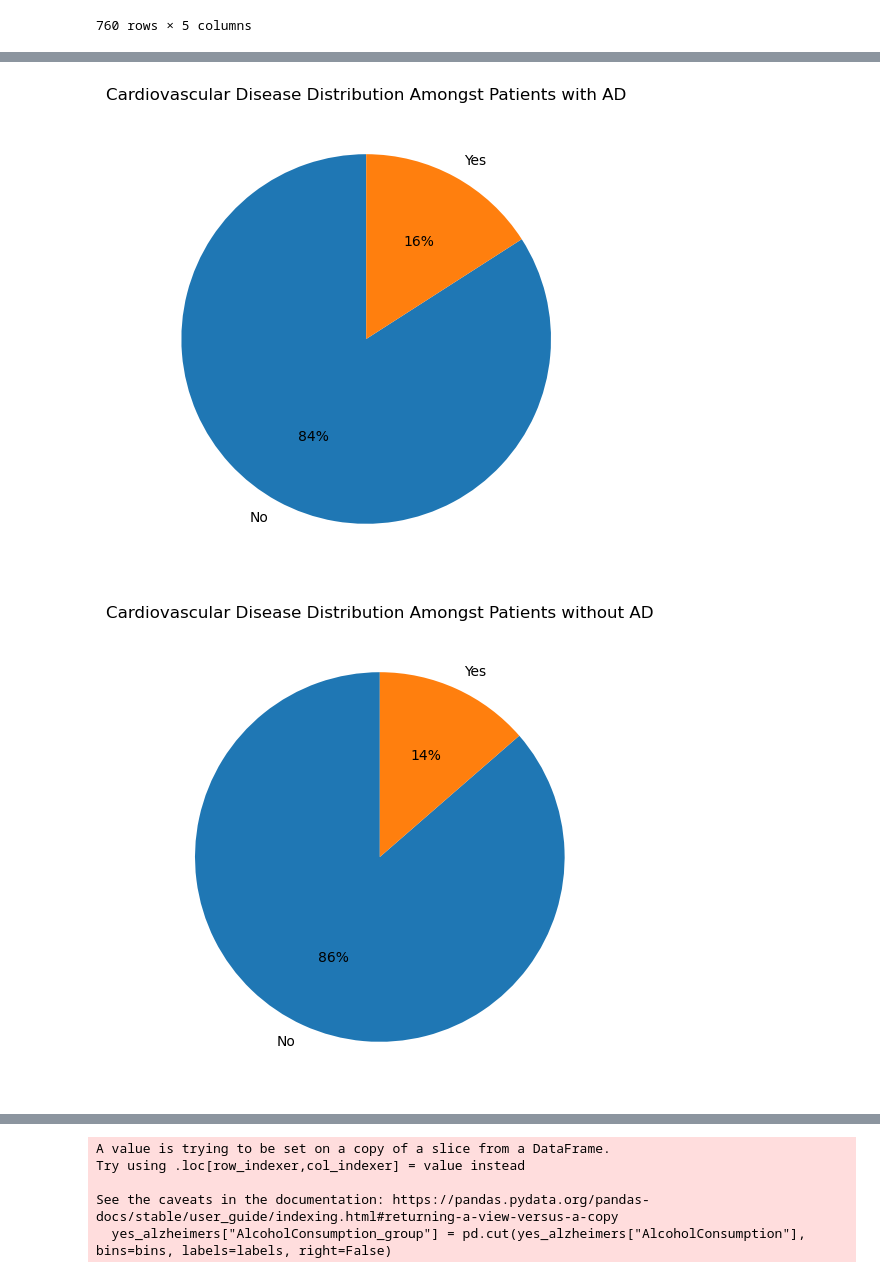
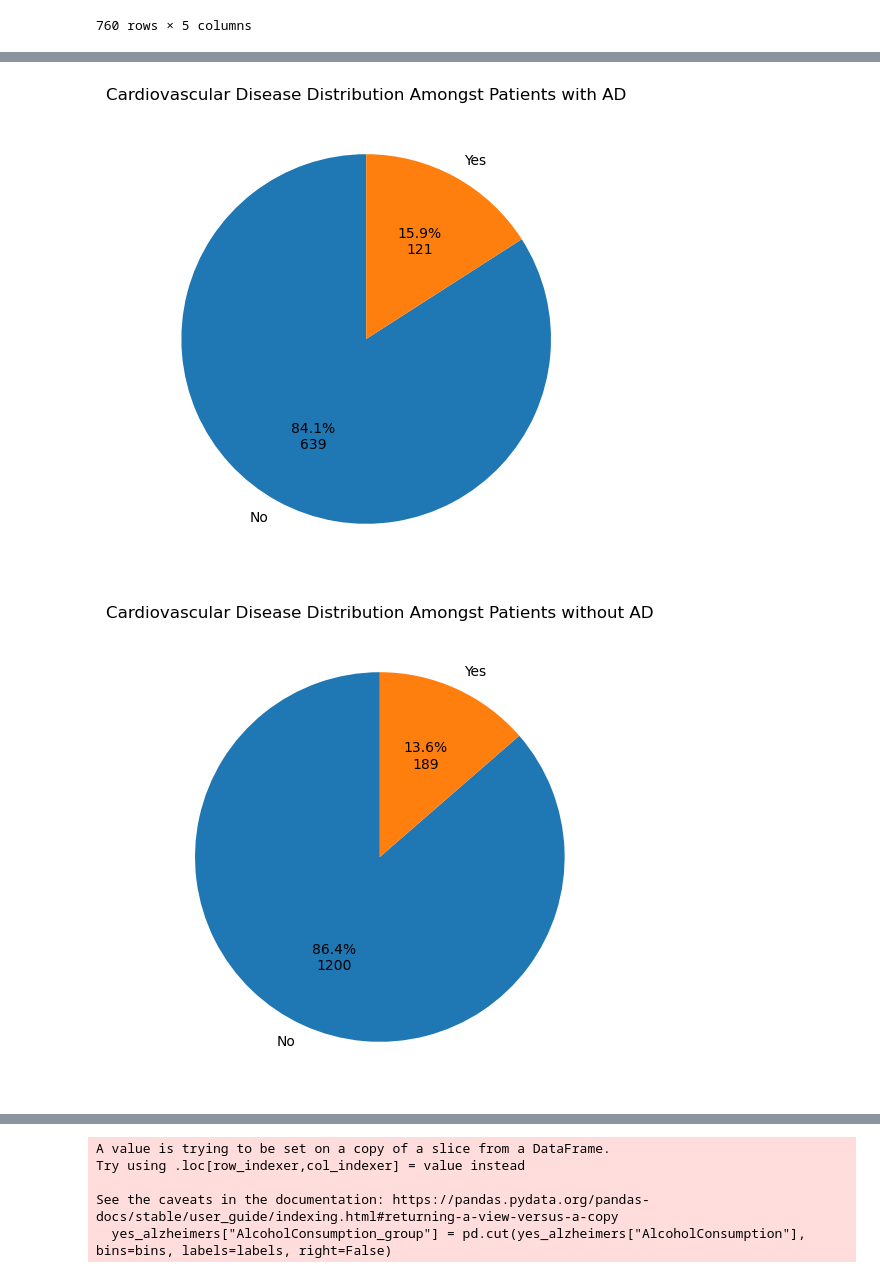
Before and after one commit to Project-4-Team-2/Project-4-Team-2, a Jupyter notebook: alzheimer_analysis_SACD.ipynb, the cells around one changed output, grey strips where cells are left out. Drawn from its saved outputs; the diff is of its cells as text; code cells hidden in the pictures.

```diff
--- a/alzheimer_analysis_SACD.ipynb
+++ b/alzheimer_analysis_SACD.ipynb
@@ -287,8 +291,13 @@ plt.show()
 # %%
 # create a pie graph for smoking with yes diagnosis
 yes_smoking = yes_alzheimers.Smoking.value_counts()
+
+def fmt(x):
+    total = sum(yes_smoking)  # Calculate the total sum of values
+    return '{:.1f}%\n{:.0f}'.format(x, total*x/100)
+
 plt.figure(figsize=(12,6))
-plt.pie(yes_smoking, labels=yes_smoking.index, autopct="%.0f%%", startangle=90)
+plt.pie(yes_smoking, labels=yes_smoking.index, autopct=fmt, startangle=90)
 plt.title("Smoking Distribution Amongst Patients with AD")
 plt.show()
 # %% [output]
@@ -296,8 +305,13 @@ plt.show()
 # %%
 # create a pie graph for smoking with no diagnosis
 no_smoking = no_alzheimers.Smoking.value_counts()
+
+def fmt(x):
+    total = sum(no_smoking)  # Calculate the total sum of values
+    return '{:.1f}%\n{:.0f}'.format(x, total*x/100)
+
 plt.figure(figsize=(12,6))
-plt.pie(yes_smoking, labels=no_smoking.index, autopct="%.0f%%", startangle=90)
+plt.pie(yes_smoking, labels=no_smoking.index, autopct=fmt, startangle=90)
 plt.title("Smoking Distribution Amongst Patients without AD")
 plt.show()
 # %% [output]
@@ -305,8 +319,13 @@ plt.show()
 # %%
 # create a pie graph for CardiovascularDisease with yes diagnosis
 yes_cvd_all = anna_copy.CardiovascularDisease.value_counts()
+
+def fmt(x):
+    total = sum(yes_cvd_all)  # Calculate the total sum of values
+    return '{:.1f}%\n{:.0f}'.format(x, total*x/100)
+
 plt.figure(figsize=(12,6))
-plt.pie(yes_cvd_all, labels=yes_cvd_all.index, autopct="%.0f%%", startangle=90)
+plt.pie(yes_cvd_all, labels=yes_cvd_all.index, autopct=fmt, startangle=90)
 plt.title("Cardiovascular Disease Distribution")
 plt.show()
 # %% [output]
@@ -314,21 +333,31 @@ plt.show()
 # %%
 # create a pie graph for CardiovascularDisease with yes diagnosis
 yes_cvd = yes_alzheimers.CardiovascularDisease.value_counts()
+
+def fmt(x):
+    total = sum(yes_cvd)  # Calculate the total sum of values
+    return '{:.1f}%\n{:.0f}'.format(x, total*x/100)
+
 plt.figure(figsize=(12,6))
-plt.pie(yes_cvd, labels=yes_cvd.index, autopct="%.0f%%", startangle=90)
+plt.pie(yes_cvd, labels=yes_cvd.index, autopct=fmt, startangle=90)
 plt.title("Cardiovascular Disease Distribution Amongst Patients with AD")
 plt.show()
 # %% [output]
-[figure, old version]
+[figure, new version]
 # %%
 # create a pie graph for cardiovascular disease with no diagnosis
 no_cvd = no_alzheimers.CardiovascularDisease.value_counts()
+
+def fmt(x):
+    total = sum(no_cvd)  # Calculate the total sum of values
+    return '{:.1f}%\n{:.0f}'.format(x, total*x/100)
+
 plt.figure(figsize=(12,6))
-plt.pie(no_cvd, labels=no_cvd.index, autopct="%.0f%%", startangle=90)
+plt.pie(no_cvd, labels=no_cvd.index, autopct=fmt, startangle=90)
 plt.title("Cardiovascular Disease Distribution Amongst Patients without AD")
 plt.show()
 # %% [output]
-[figure, old version]
+[figure, new version]
 # %%
 # create a pie graph for diabetes
 yes_diabetes_all = anna_copy.Diabetes.value_counts()
```
Also changed, not shown: parts of 21 cells of this notebook.
